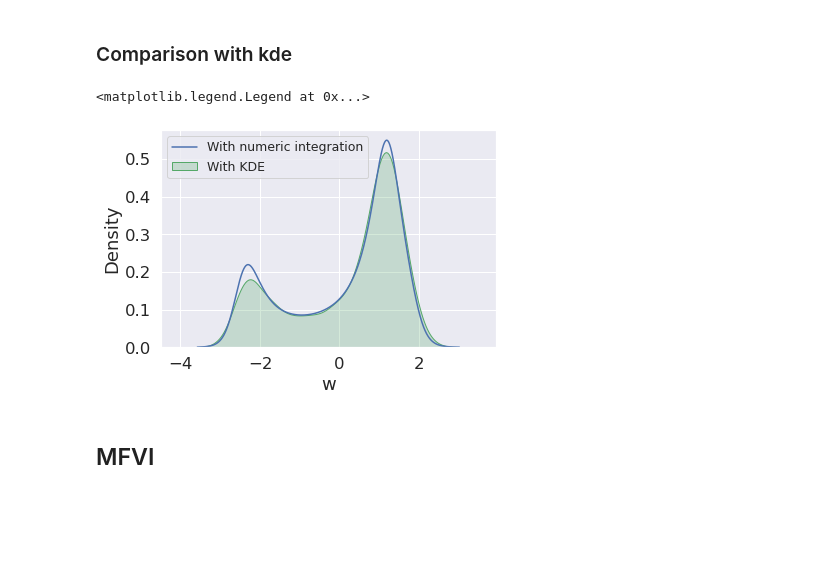
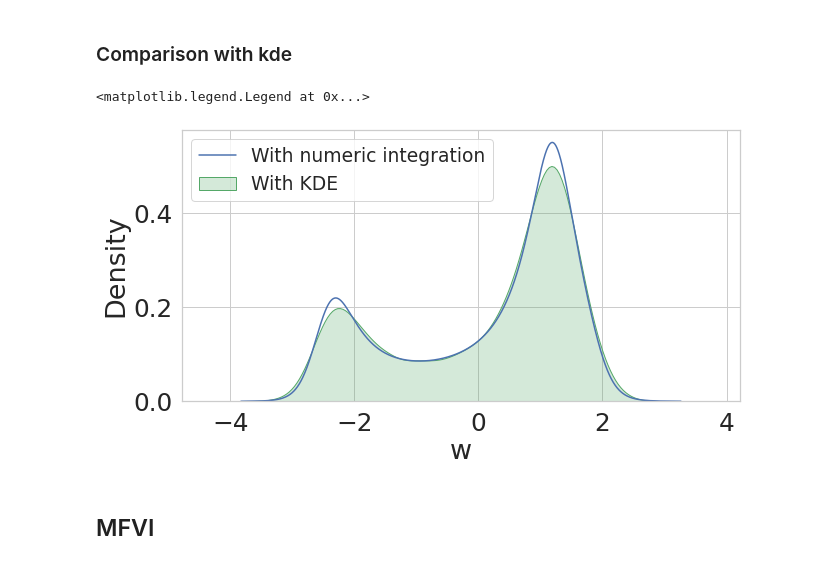
Before and after one commit to stefan1893/VIMLTS, a Jupyter notebook: ipynb/022_singel_weight.ipynb, the cells around one changed output. Saved outputs shown, nothing was run; the diff lists cells and outputs as text; code cells hidden in the pictures; blank space fills up the shorter version.

```diff
--- a/ipynb/022_singel_weight.ipynb
+++ b/ipynb/022_singel_weight.ipynb
@@ -15,7 +15,7 @@ from tensorflow.keras import initializers
 from functools import partial
 from numpy import trapz
 
-sns.set(style="darkgrid", font_scale=1.5)
+sns.set(style="whitegrid", font_scale=2.25)
 sys.path.append('../')
 
 print(tf.config.experimental.list_physical_devices('GPU'))
@@ -164,21 +164,22 @@ convergence, Rhat=1).
 # %% [markdown]
 ### Comparison with kde
 # %%
+plt.figure(figsize=(10,5))
 mcmc_p_w_D = np.exp(mcmc_fit.to_dataframe()['lp__'])
 w_mcmc = mcmc_fit.to_dataframe()['w']
 sort = np.argsort(w_mcmc)
 # proportional
 mcmc_p_w_D = mcmc_p_w_D[sort]
 w_mcmc = w_mcmc[sort]
 mcmc_p_w_D /= np.trapz(mcmc_p_w_D, w_mcmc)
 plt.plot(w_mcmc, mcmc_p_w_D, label="With numeric integration")
 np.trapz(mcmc_p_w_D, w_mcmc)
 sns.kdeplot(w_mcmc, color='g',zorder=2, shade=True, label=r'With KDE')
 plt.legend(fontsize='x-small')
 # sns.kdeplot(w_mcmc, color='r',zorder=2, shade=True, label=r'kde', bw_method='silverman', bw_adjust=0.5)
 # %% [output]
 <matplotlib.legend.Legend at 0x...>
-[figure, old version]
+[figure, new version]
 # %% [markdown]
 ## MFVI
 # %% [markdown]
```
Also changed, not shown: parts of 10 cells of this notebook, 1 other file.
